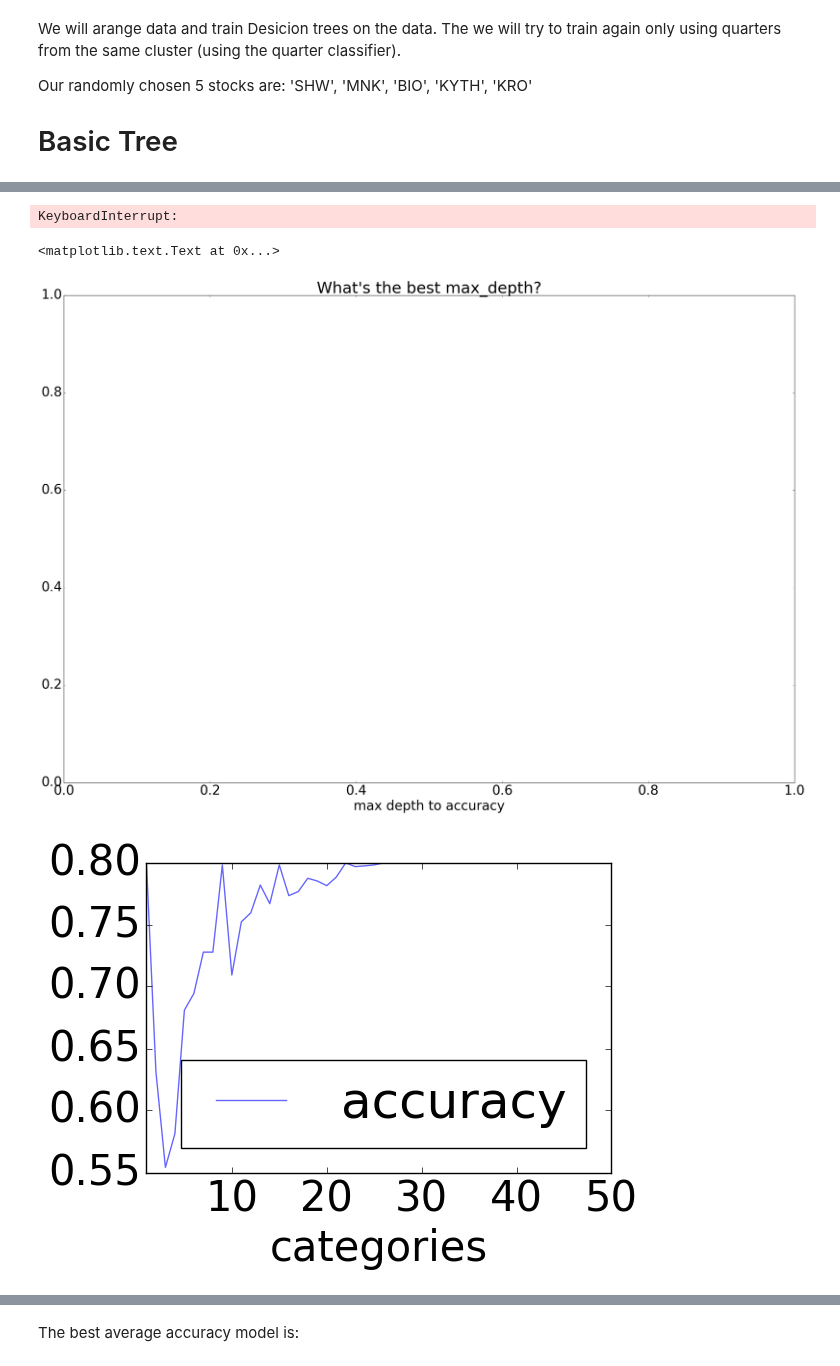
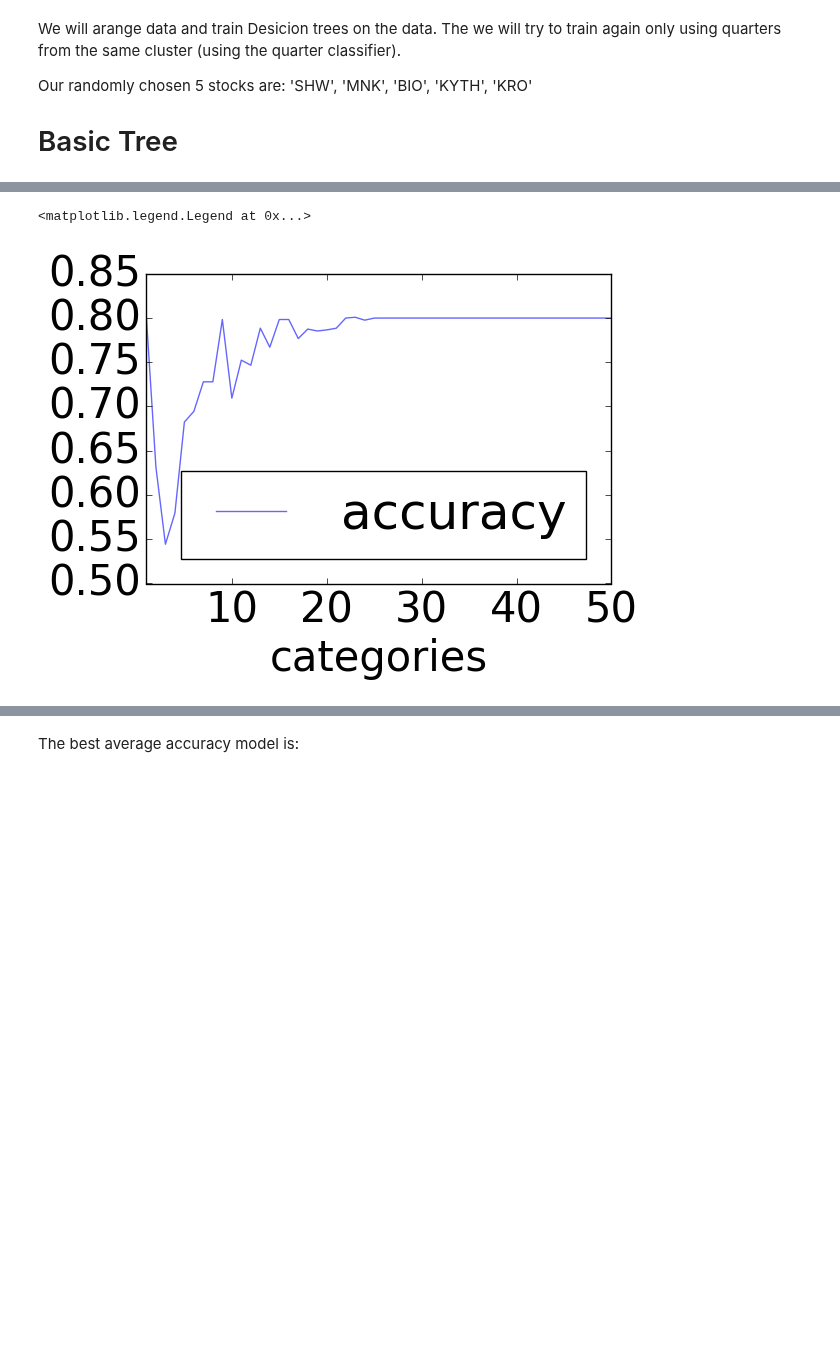
Before and after one commit to eytans/Stockifier, a Jupyter notebook: Decision Tree.ipynb, the cells around one changed output, grey strips where cells are left out. Cells and saved outputs as stored; diff of their text form; code cells hidden in the pictures; blank space fills up the shorter version.

Commit message:
Results: added results from clustering data
Signed-off-by: eytan <eytan.singher@gmail.com>

```diff
--- a/Decision Tree.ipynb
+++ b/Decision Tree.ipynb
@@ -26,5 +26,5 @@ import pandas
 ld = LearningData()
 # %%
 stock_names = ('SHW', 'MNK', 'BIO', 'KYTH', 'KRO')
-logging.getLogger().setLevel(logging.INFO)
-stocks = [TrainingData(sn).add_history(10).set_threshold(0.8).get() for sn in stock_names]
+logging.getLogger().setLevel(logging.ERROR)
+stocks = [TrainingData(sn, ld=ld).add_history(10).set_threshold(0.8).get() for sn in stock_names]
@@ -74,12 +56,8 @@ max                                             9.959119
 # %%
 def run_model(model, inp=stocks):
     scores = {sn: [] for sn in stock_names}
-    validation_rounds = 3
-    for i in range(validation_rounds):
-        for sn, (data, classes) in zip(stock_names, inp):
-            scores[sn].append(sum(cross_val_score(model, data, classes))/3)
-    for sn in scores.keys():
-        scores[sn] = sum(scores[sn])/validation_rounds
+    for sn, (data, classes) in zip(stock_names, inp):
+        scores[sn] = (sum(cross_val_score(model, data, classes))/3)
     return scores
 
 def get_best_model(models, accs):
@@ -116,26 +94,14 @@ for i in range(1, 51):
         data.append((tmodel.criterion, tmodel.max_depth, tmodel.min_samples_leaf, tsn, tacc))
     temp_results = DataFrame(data, columns=('criterion', 'max_depth', 'min_samples', 'stock', 'accuracy'))
     cuts.append((temp_results['accuracy'].median(), i))
-# %% [output]
-KeyboardInterrupt:
 # %%
 from pandas import DataFrame
 res = DataFrame(cuts, columns=['accuracy', 'categories'])
 import numpy as np
 
-%matplotlib inline
-
-plt.rc('font', size=30)
-fig = plt.figure(figsize=(30, 20))
-alpha = 0.6
-
-ax1 = plt.subplot2grid((1,1), (0,0))
 res = res.set_index('categories')
 res.plot(kind='line', label='accuracy', alpha=alpha)
-ax1.set_xlabel('max depth to accuracy')
 plt.legend(loc='best')
-ax1.set_title("What's the best max_depth?" )
 # %% [output]
-<matplotlib.text.Text at 0x...>
+<matplotlib.legend.Legend at 0x...>
-[figure, old version]
+[figure, new version]
-[figure, removed]
```
Also changed, not shown: parts of 25 cells of this notebook, 6 other files.
